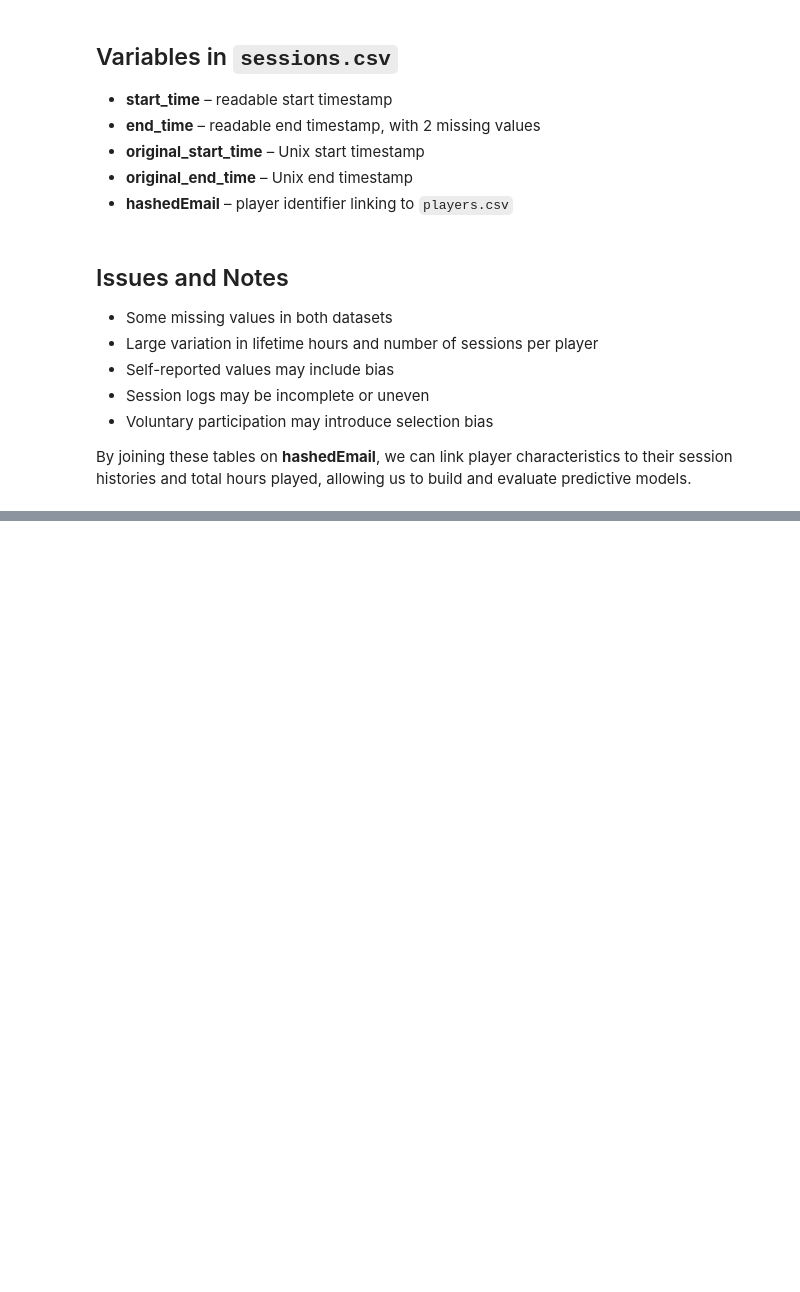
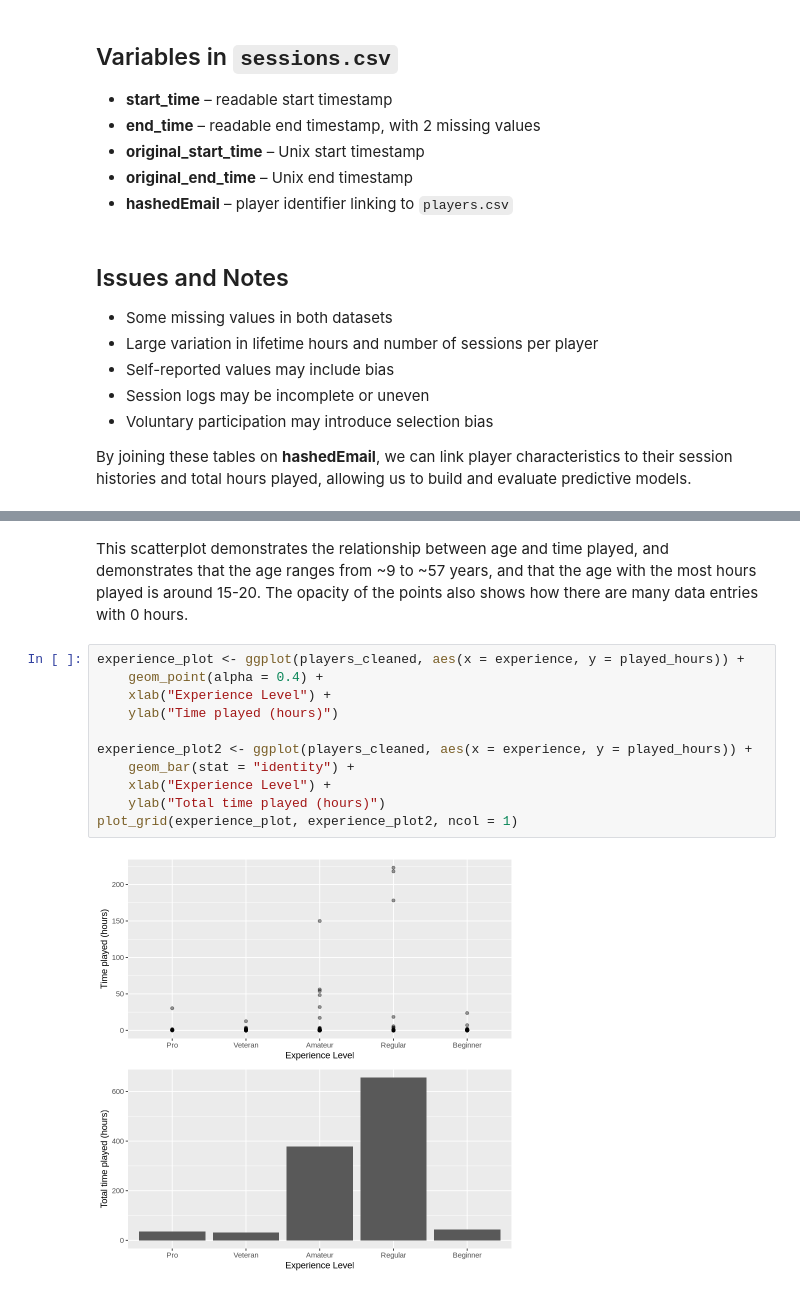
Before and after one commit to nat-ttt/group_project_final, a Jupyter notebook: Group_project.ipynb, the cells around one changed output, grey strips where cells are left out. Drawn from its saved outputs; the diff is of its cells as text; blank space fills up the shorter version.

```diff
--- a/Group_project.ipynb
+++ b/Group_project.ipynb
@@ -185,0 +137,15 @@ Warning message:
+# %% [markdown]
+This scatterplot demonstrates the relationship between age and time played, and demonstrates that the age ranges from ~9 to ~57 years, and that the age with the most hours played is around 15-20. The opacity of the points also shows how there are many data entries with 0 hours.
+# %%
+experience_plot <- ggplot(players_cleaned, aes(x = experience, y = played_hours)) +
+    geom_point(alpha = 0.4) +
+    xlab("Experience Level") +
+    ylab("Time played (hours)")
+
+experience_plot2 <- ggplot(players_cleaned, aes(x = experience, y = played_hours)) +
+    geom_bar(stat = "identity") +
+    xlab("Experience Level") +
+    ylab("Total time played (hours)")
+plot_grid(experience_plot, experience_plot2, ncol = 1)
+# %% [output]
+[figure, added]
```
Also changed, not shown: parts of 11 cells of this notebook.
